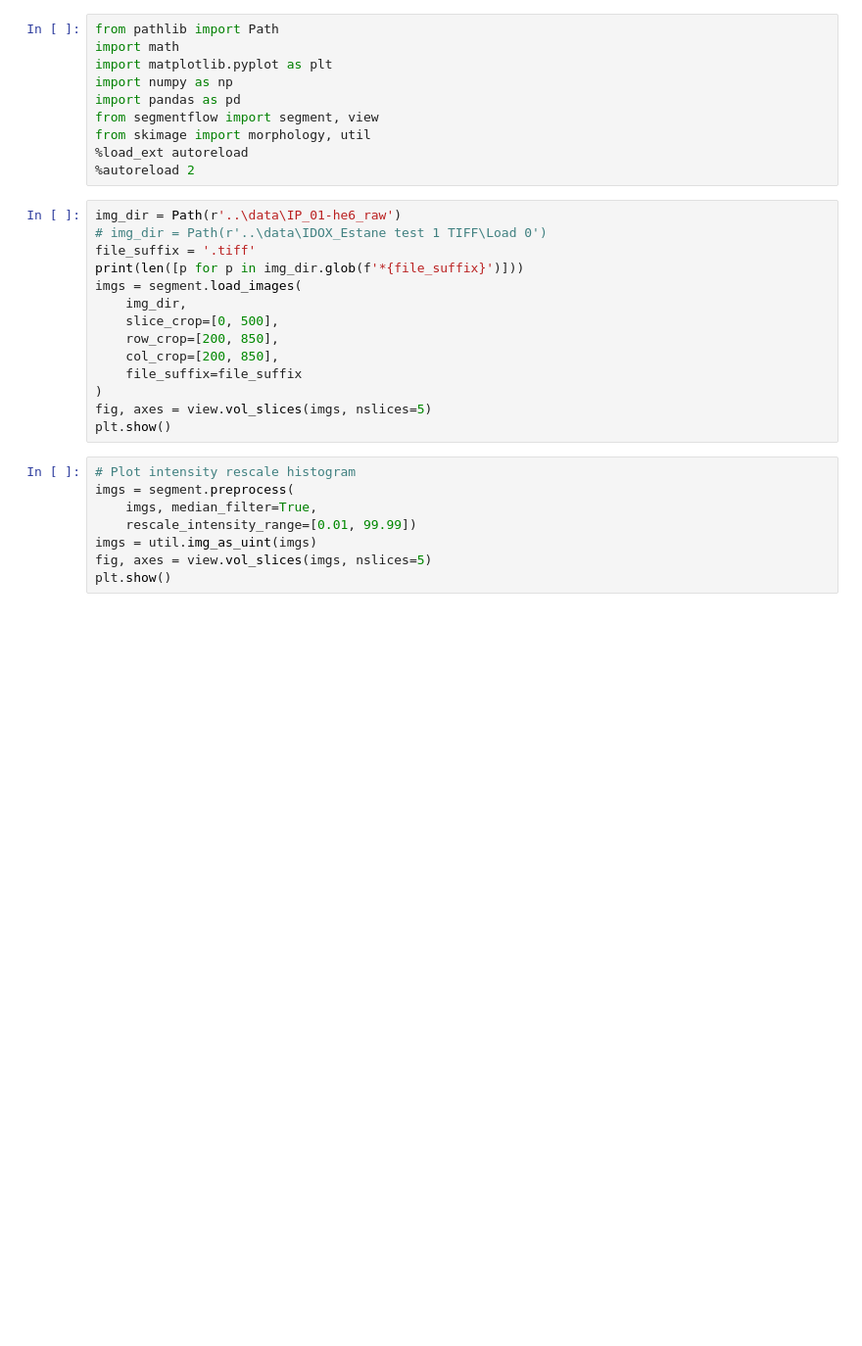
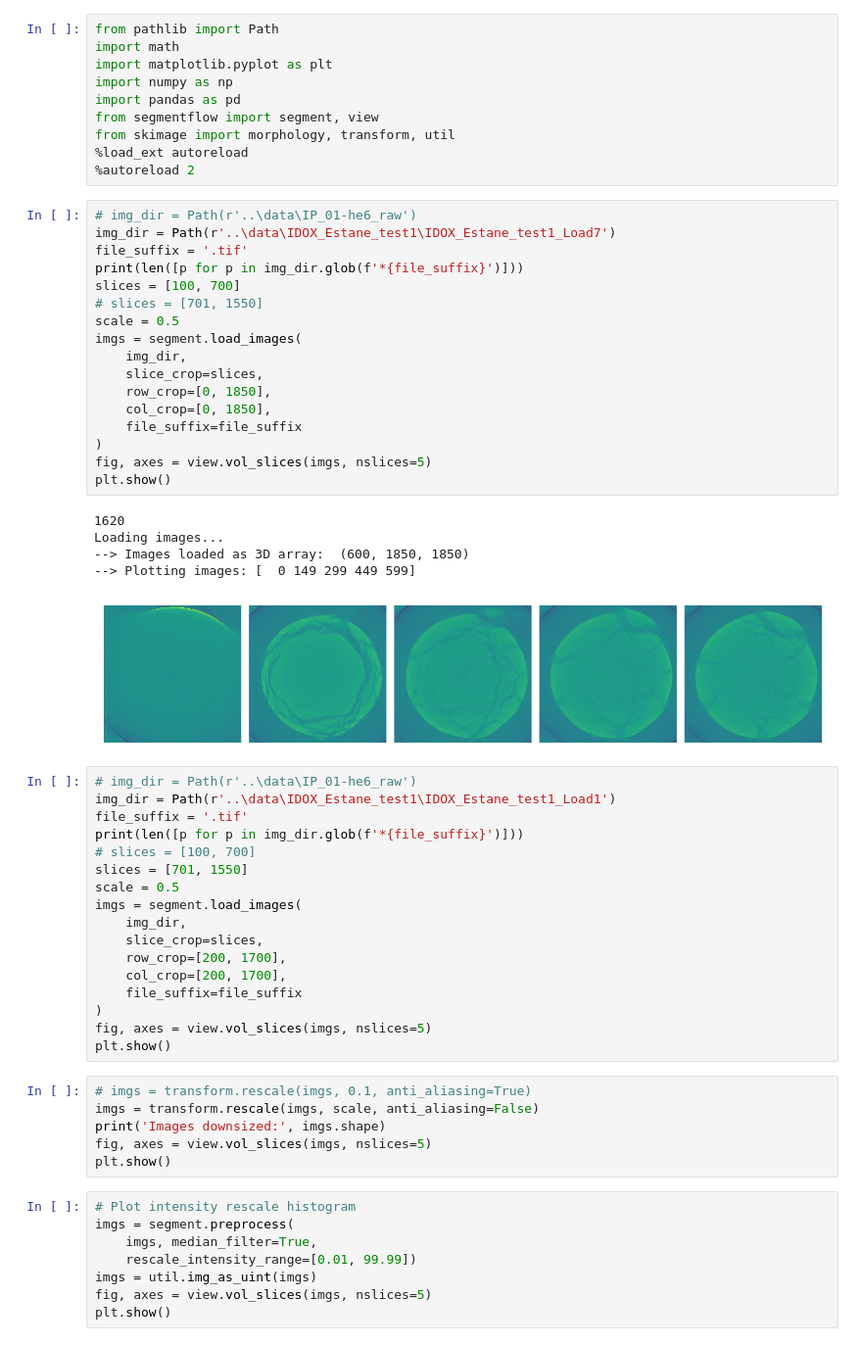
Before and after one commit to GusBusDraws/mhe-analysis, a Jupyter notebook: nbs/35-make-render-shell.ipynb, the cells around one changed output. Shown at 98% size. Saved outputs shown, nothing was run; the diff lists cells and outputs as text; blank space fills up the shorter version.

```diff
--- a/nbs/35-make-render-shell.ipynb
+++ b/nbs/35-make-render-shell.ipynb
@@ -5,23 +5,55 @@ import matplotlib.pyplot as plt
 import numpy as np
 import pandas as pd
 from segmentflow import segment, view
-from skimage import morphology, util
+from skimage import morphology, transform, util
 %load_ext autoreload
 %autoreload 2
+# %%
+# img_dir = Path(r'..\data\IP_01-he6_raw')
+img_dir = Path(r'..\data\IDOX_Estane_test1\IDOX_Estane_test1_Load7')
+file_suffix = '.tif'
+print(len([p for p in img_dir.glob(f'*{file_suffix}')]))
+slices = [100, 700]
+# slices = [701, 1550]
+scale = 0.5
+imgs = segment.load_images(
+    img_dir,
+    slice_crop=slices,
+    row_crop=[0, 1850],
+    col_crop=[0, 1850],
+    file_suffix=file_suffix
+)
+fig, axes = view.vol_slices(imgs, nslices=5)
+plt.show()
+# %% [output]
+1620
+Loading images...
+--> Images loaded as 3D array:  (600, 1850, 1850)
+--> Plotting images: [  0 149 299 449 599]
+[figure, added]
 # %%
-img_dir = Path(r'..\data\IP_01-he6_raw')
-# img_dir = Path(r'..\data\IDOX_Estane test 1 TIFF\Load 0')
-file_suffix = '.tiff'
+# img_dir = Path(r'..\data\IP_01-he6_raw')
+img_dir = Path(r'..\data\IDOX_Estane_test1\IDOX_Estane_test1_Load1')
+file_suffix = '.tif'
 print(len([p for p in img_dir.glob(f'*{file_suffix}')]))
+# slices = [100, 700]
+slices = [701, 1550]
+scale = 0.5
 imgs = segment.load_images(
     img_dir,
-    slice_crop=[0, 500],
-    row_crop=[200, 850],
-    col_crop=[200, 850],
+    slice_crop=slices,
+    row_crop=[200, 1700],
+    col_crop=[200, 1700],
     file_suffix=file_suffix
 )
 fig, axes = view.vol_slices(imgs, nslices=5)
 plt.show()
+# %%
+# imgs = transform.rescale(imgs, 0.1, anti_aliasing=True)
+imgs = transform.rescale(imgs, scale, anti_aliasing=False)
+print('Images downsized:', imgs.shape)
+fig, axes = view.vol_slices(imgs, nslices=5)
+plt.show()
 # %%
 # Plot intensity rescale histogram
 imgs = segment.preprocess(
```
Also changed, not shown: parts of 12 cells of this notebook.
